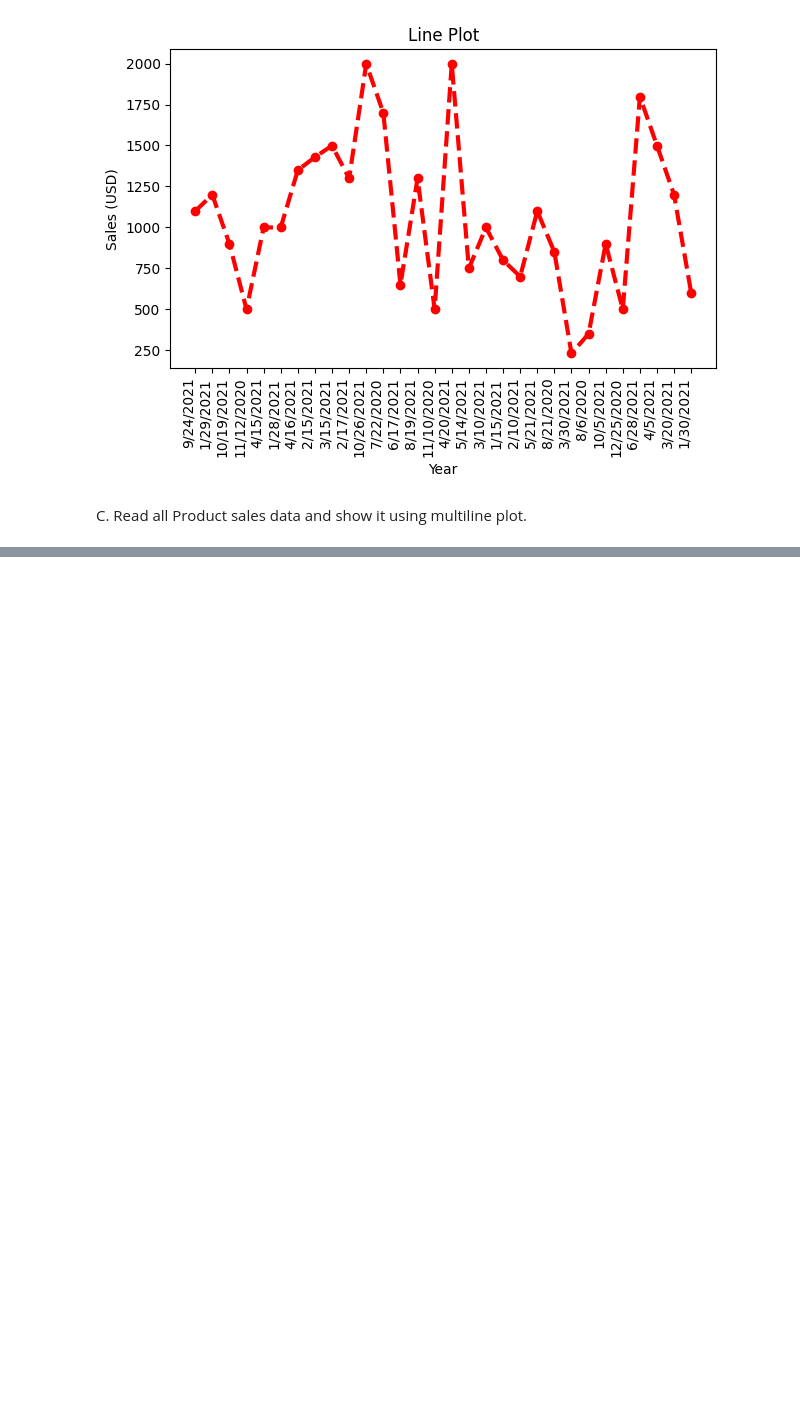
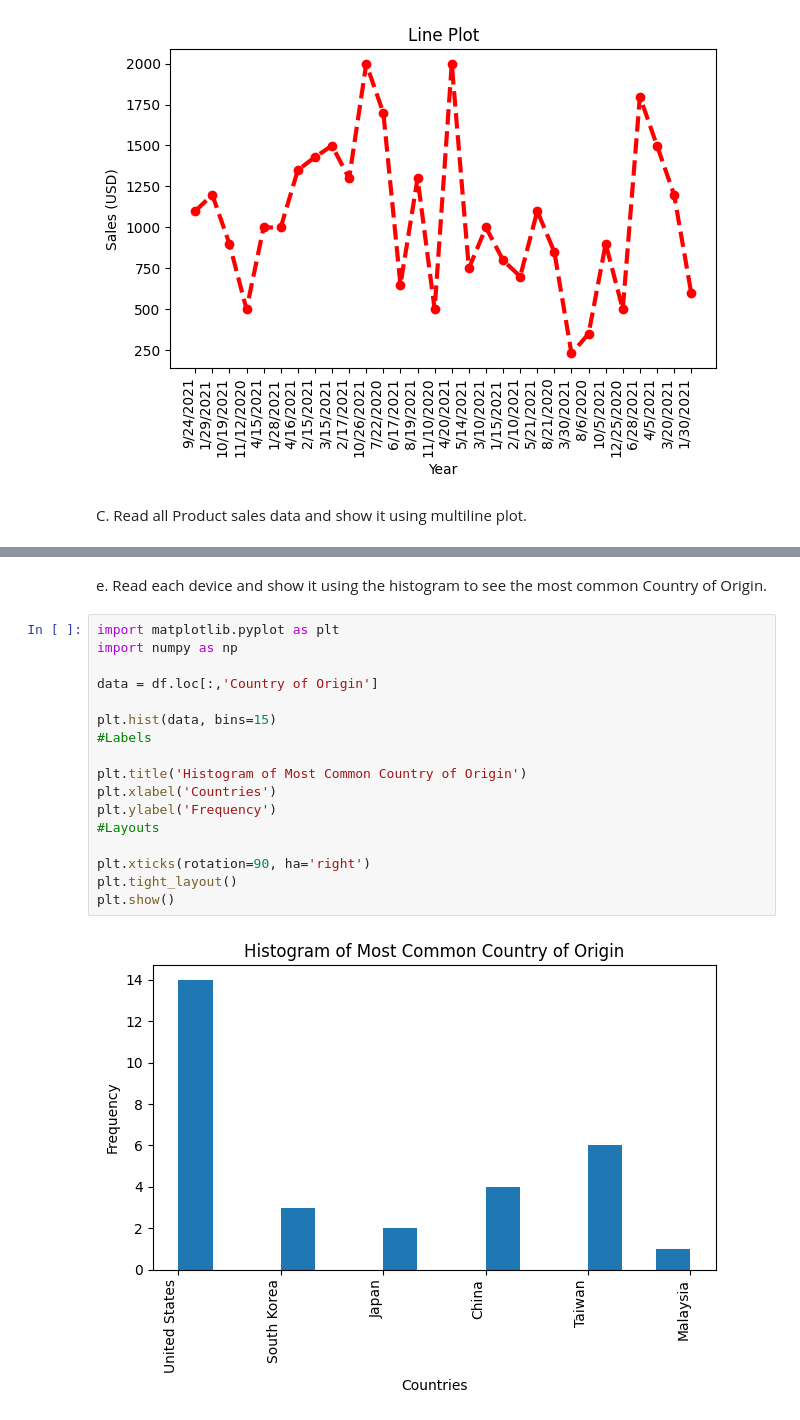
Before and after one commit to Reuel-Christian-Pornobe/VDA-CPE031-CPE21S4, a Jupyter notebook: Exercise_9.ipynb, the cells around one changed output, grey strips where cells are left out. Saved outputs shown, nothing was run; the diff lists cells and outputs as text; blank space fills up the shorter version.

```diff
--- a/Exercise_9.ipynb
+++ b/Exercise_9.ipynb
@@ -88,0 +138,22 @@ C. Read all Product sales data and show it using multiline plot.
+# %% [markdown]
+e. Read each device and show it using the histogram to see the most common
+Country of Origin.
+# %%
+import matplotlib.pyplot as plt
+import numpy as np
+
+data = df.loc[:,'Country of Origin']
+
+plt.hist(data, bins=15)
+#Labels
+
+plt.title('Histogram of Most Common Country of Origin')
+plt.xlabel('Countries')
+plt.ylabel('Frequency')
+#Layouts
+
+plt.xticks(rotation=90, ha='right')
+plt.tight_layout()
+plt.show()
+# %% [output]
+[figure, added]
```
Also changed, not shown: parts of 7 cells of this notebook.
